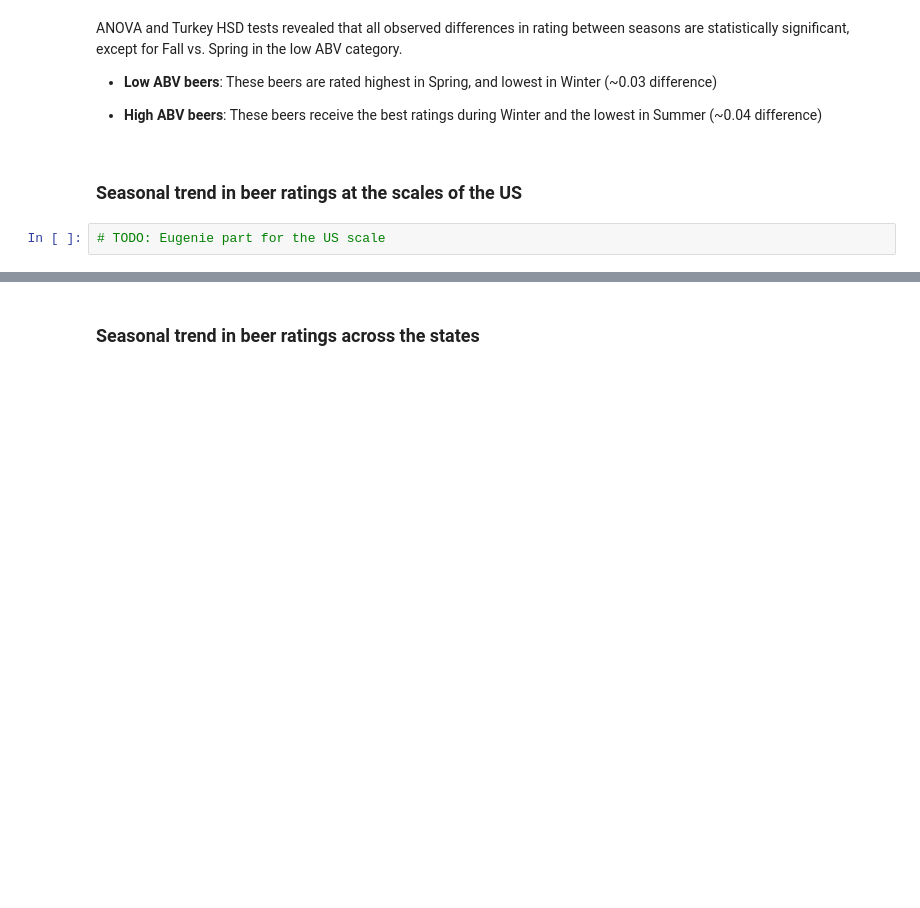
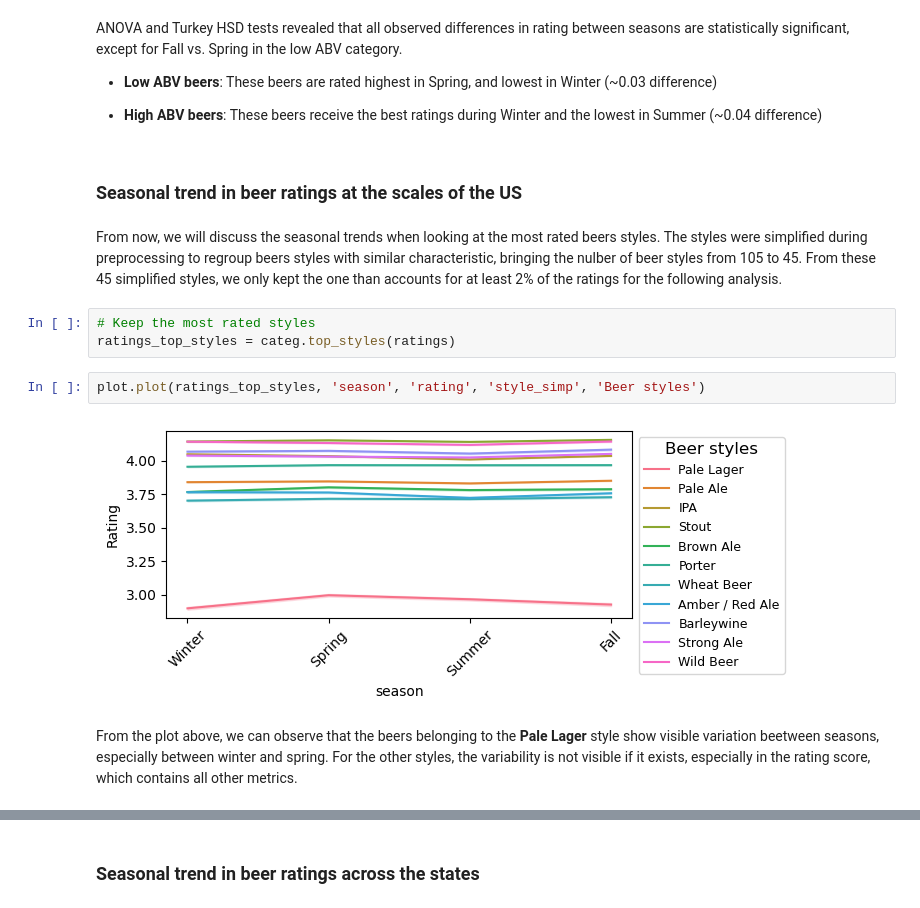
Before and after one commit to epfl-ada/ada-2024-project-databrewers, a Jupyter notebook: milestoneP3.ipynb, the cells around one changed output, grey strips where cells are left out. Cells and saved outputs as stored; diff of their text form; blank space fills up the shorter version.

Commit message:
added seasonal analysis of beer styles

```diff
--- a/milestoneP3.ipynb
+++ b/milestoneP3.ipynb
@@ -136,5 +146,14 @@ ANOVA and Turkey HSD tests revealed that all observed differences in rating betw
 - **High ABV beers**: These beers receive the best ratings during Winter and the lowest in Summer (~0.04 difference)
 # %% [markdown]
 ### Seasonal trend in beer ratings at the scales of the US
+# %% [markdown]
+From now, we will discuss the seasonal trends when looking at the most rated beers styles. The styles were simplified during preprocessing to regroup beers styles with similar characteristic, bringing the nulber of beer styles from 105 to 45. From these 45 simplified styles, we only kept the one than accounts for at least 2% of the ratings for the following analysis.
 # %%
-# TODO: Eugenie part for the US scale
+# Keep the most rated styles
+ratings_top_styles = categ.top_styles(ratings)
+# %%
+plot.plot(ratings_top_styles, 'season', 'rating', 'style_simp', 'Beer styles')
+# %% [output]
+[figure, added]
+# %% [markdown]
+From the plot above, we can observe that the beers belonging to the **Pale Lager** style show visible variation beetween seasons, especially between winter and spring. For the other styles, the variability is not visible if it exists, especially in the rating score, which contains all other metrics.
```
Also changed, not shown: parts of 8 cells of this notebook.
